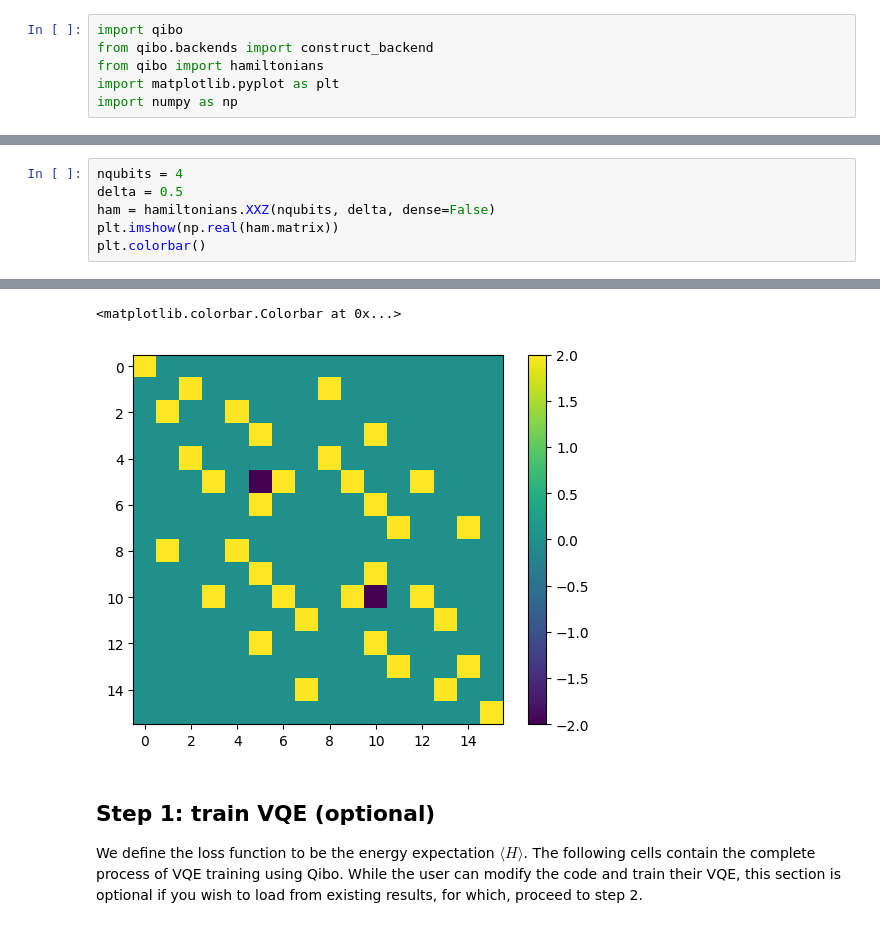
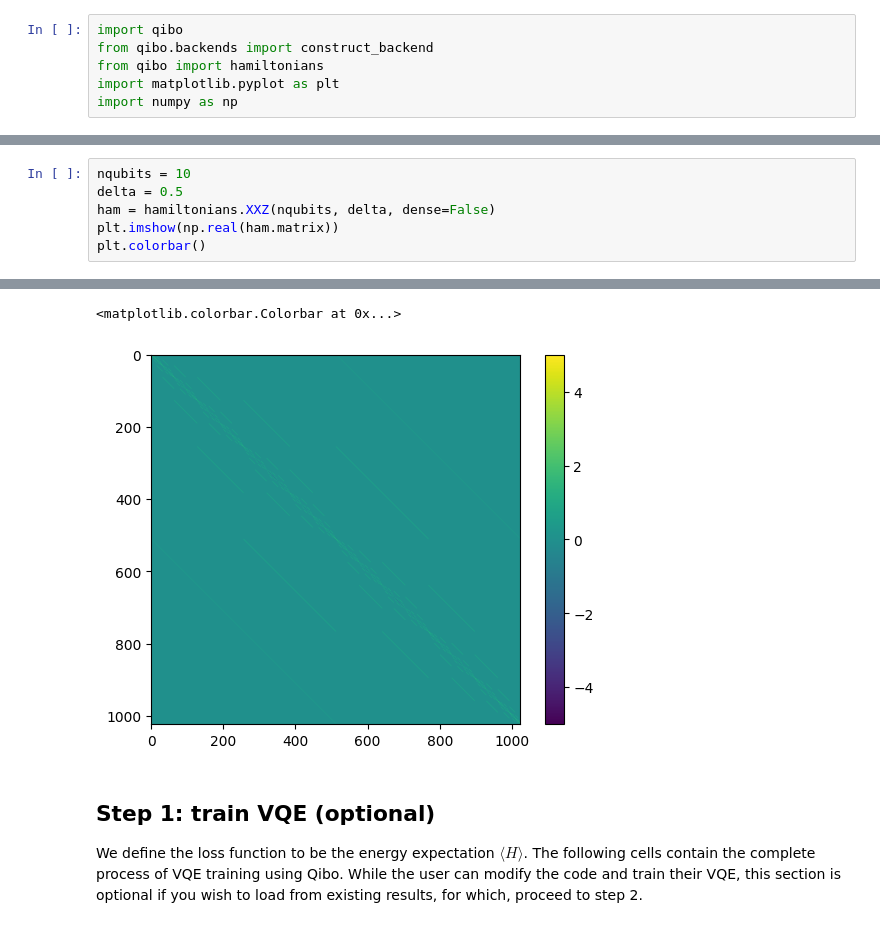
Before and after one commit to qiboteam/boostvqe, a Jupyter notebook: notebooks/gci_boostvqe_circuit_synthesis.ipynb, the cells around one changed output, grey strips where cells are left out. Saved outputs shown, nothing was run; the diff lists cells and outputs as text.

```diff
--- a/notebooks/gci_boostvqe_circuit_synthesis.ipynb
+++ b/notebooks/gci_boostvqe_circuit_synthesis.ipynb
@@ -32,5 +32,5 @@ vqe_backend = construct_backend(backend="tensorflow")
 # %%
-nqubits = 4
+nqubits = 10
 delta = 0.5
 ham = hamiltonians.XXZ(nqubits, delta, dense=False)
 plt.imshow(np.real(ham.matrix))
@@ -40,5 +40,5 @@ plt.colorbar()
 <matplotlib.colorbar.Colorbar at 0x...>
-[figure, old version]
+[figure, new version]
 # %% [markdown]
 ## Step 1: train VQE (optional)
 We define the loss function to be the energy expectation $\langle H\rangle$.
```
Also changed, not shown: parts of 11 cells of this notebook, 13 other files.
